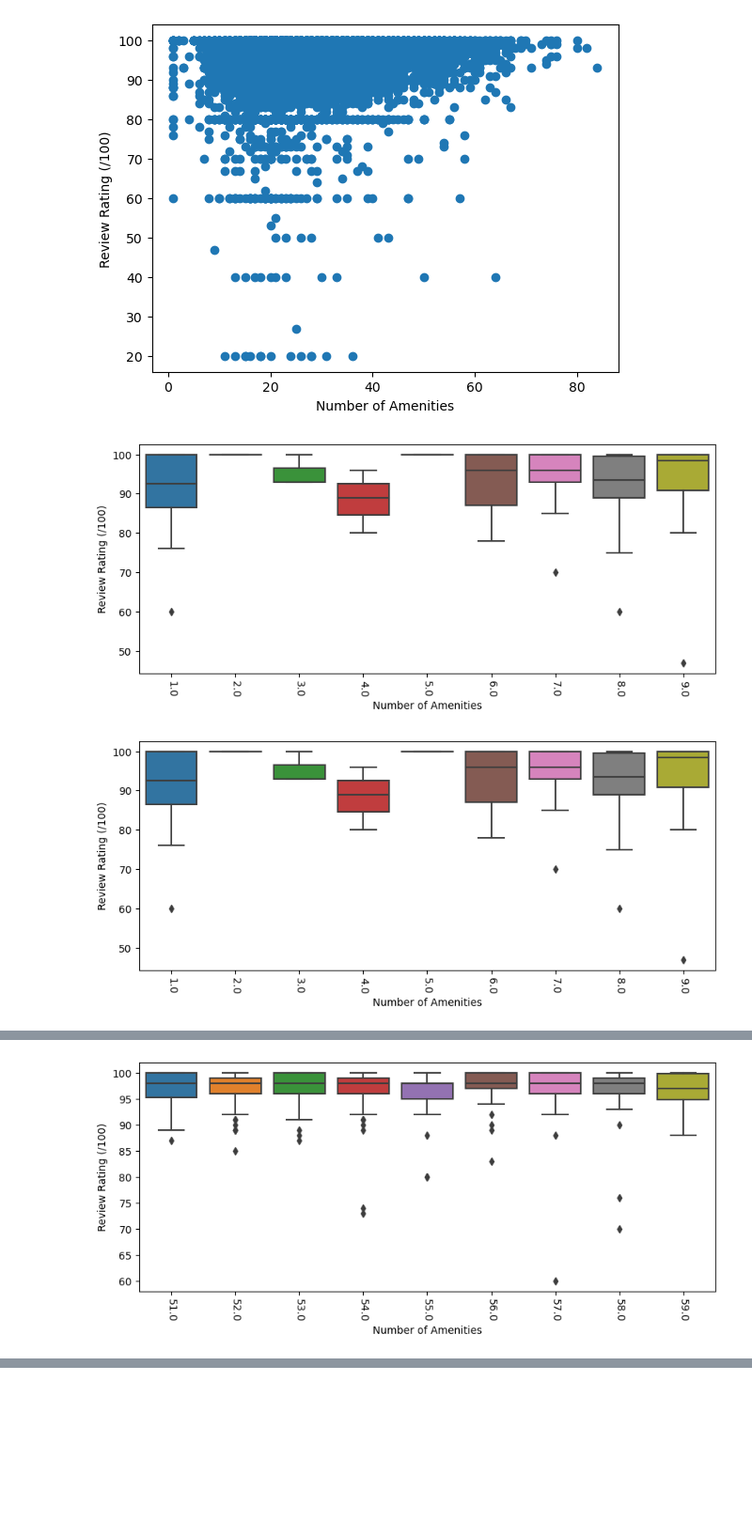
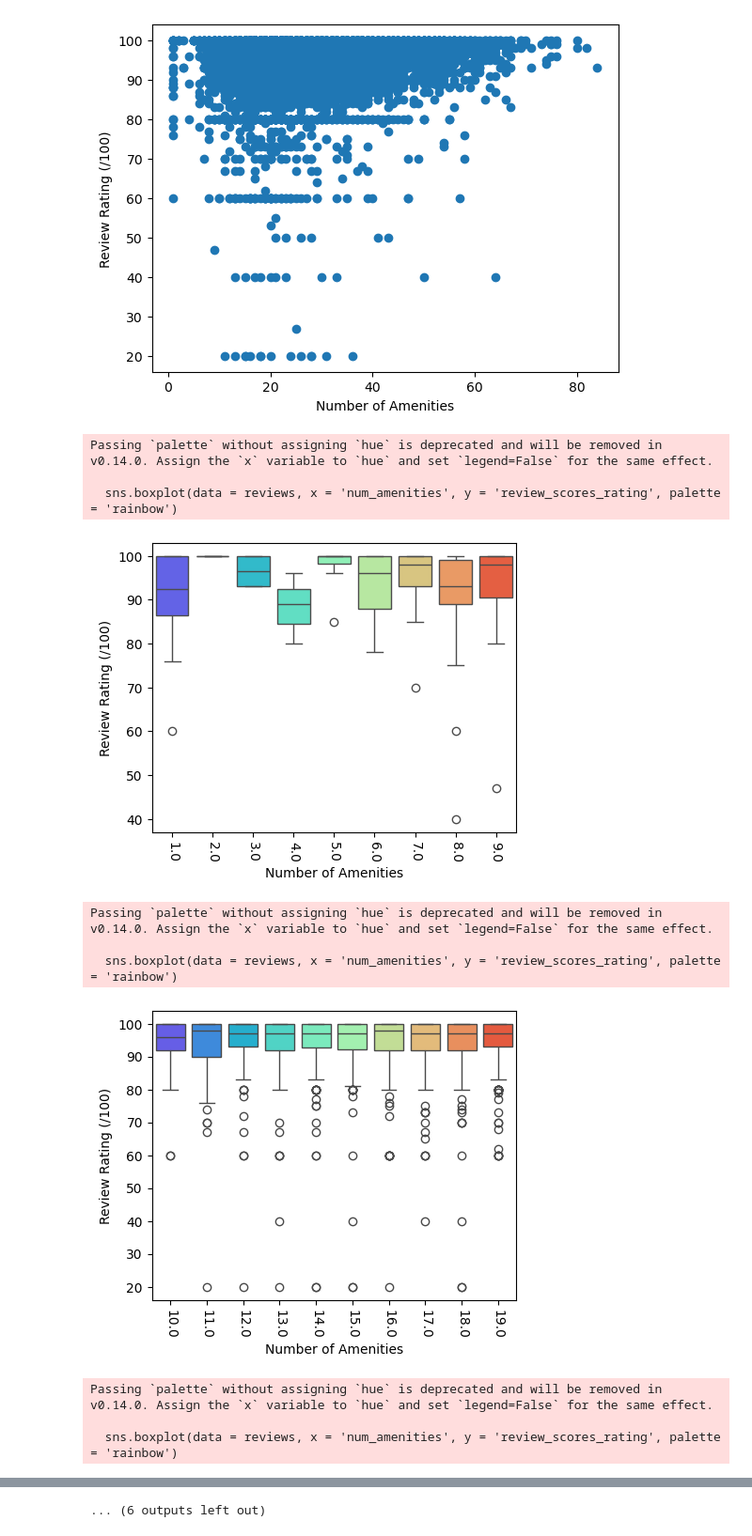
Before and after one commit to yunchen-hung/SanDiegoAirbnbRatingPrediction, a Jupyter notebook: EDA_notebook.ipynb, the cells around one changed output, grey strips where cells are left out. Shown at 94% size. Drawn from its saved outputs; the diff is of its cells as text; code cells hidden in the pictures; blank space fills up the shorter version.

Commit message:
Fix More Graphs

```diff
--- a/EDA_notebook.ipynb
+++ b/EDA_notebook.ipynb
@@ -197,15 +197,14 @@ plt.show()
 # Break down the number of reviews vs review scores ratings into smaller chunks for clearer visuals
 
 plot = 0
-reviews = airbnb[(airbnb['number_of_reviews'] >= 0) & (airbnb['number_of_reviews'] < 50)]
-for i in range(50, 650, 50):
+for i in range(0, 650, 50):
+    reviews = airbnb[(airbnb['number_of_reviews'] >= i) & (airbnb['number_of_reviews'] < (i+50))]
     plt.figure(plot + 1, figsize=(10,5))
     sns.boxplot(data = reviews, x = 'number_of_reviews', y = 'review_scores_rating', palette = "rainbow")
     plt.xticks(rotation=270)
     plt.xlabel('Number of Reviews')
     plt.ylabel('Review Rating (/100)')
     plt.show()
-    reviews = airbnb[(airbnb['number_of_reviews'] > i) & (airbnb['number_of_reviews'] < (i+50))]
 # %% [output]
 Passing `palette` without assigning `hue` is deprecated and will be removed in v0.14.0. Assign the `x` variable to `hue` and set `legend=False` for the same effect.
 
@@ -245,9 +244,8 @@ plt.show()
 # Break down the days of reviews vs review scores ratings into smaller chunks for clearer visuals
 
 plot = 0
-#reviews = airbnb[(airbnb['days_of_reviews'] >= 0) & (airbnb['days_of_reviews'] < 100)]
 for i in range(0, 3500, 500):
-    reviews = airbnb[(airbnb['days_of_reviews'] > i) & (airbnb['days_of_reviews'] < (i+500))]
+    reviews = airbnb[(airbnb['days_of_reviews'] >= i) & (airbnb['days_of_reviews'] < (i+500))]
     plt.figure(plot + 1, figsize=(10, 4))
     sns.lineplot(data = reviews, x = 'days_of_reviews', y = 'review_scores_rating')
     plt.xticks(rotation=270)
@@ -275,16 +273,24 @@ plt.show()
 # %%
 # Break down the number of amenities vs review scores ratings into smaller chunks for clearer visuals
 
 plot = 0
-reviews = airbnb[(airbnb['num_amenities'] >= 0) & (airbnb['num_amenities'] < 10)]
 for i in range(0, 90, 10):
-    plt.figure(plot + 1, figsize=(10, 4))
-    sns.boxplot(data = reviews, x = 'num_amenities', y = 'review_scores_rating')
+    reviews = airbnb[(airbnb['num_amenities'] >= i) & (airbnb['num_amenities'] < (i+10))]
+    plt.figure(plot + 1, figsize=(5, 4))
+    sns.boxplot(data = reviews, x = 'num_amenities', y = 'review_scores_rating', palette = 'rainbow')
     plt.xticks(rotation=270)
     plt.xlabel('Number of Amenities')
     plt.ylabel('Review Rating (/100)')
     plt.show()
-    reviews = airbnb[(airbnb['num_amenities'] > i) & (airbnb['num_amenities'] < (i+10))]
 # %% [output]
+Passing `palette` without assigning `hue` is deprecated and will be removed in v0.14.0. Assign the `x` variable to `hue` and set `legend=False` for the same effect.
+
+  sns.boxplot(data = reviews, x = 'num_amenities', y = 'review_scores_rating', palette = 'rainbow')
-[figure, old version]
+[figure, new version]
+Passing `palette` without assigning `hue` is deprecated and will be removed in v0.14.0. Assign the `x` variable to `hue` and set `legend=False` for the same effect.
+
+  sns.boxplot(data = reviews, x = 'num_amenities', y = 'review_scores_rating', palette = 'rainbow')
-[figure, old version]
+[figure, new version]
+Passing `palette` without assigning `hue` is deprecated and will be removed in v0.14.0. Assign the `x` variable to `hue` and set `legend=False` for the same effect.
+
+  sns.boxplot(data = reviews, x = 'num_amenities', y = 'review_scores_rating', palette = 'rainbow')
@@ -295 +309,0 @@ for i in range(0, 90, 10):
-[figure, removed]
@@ -297,0 +310 @@ for i in range(0, 90, 10):
+... (6 outputs left out)
```
Also changed, not shown: parts of 3 cells of this notebook.
